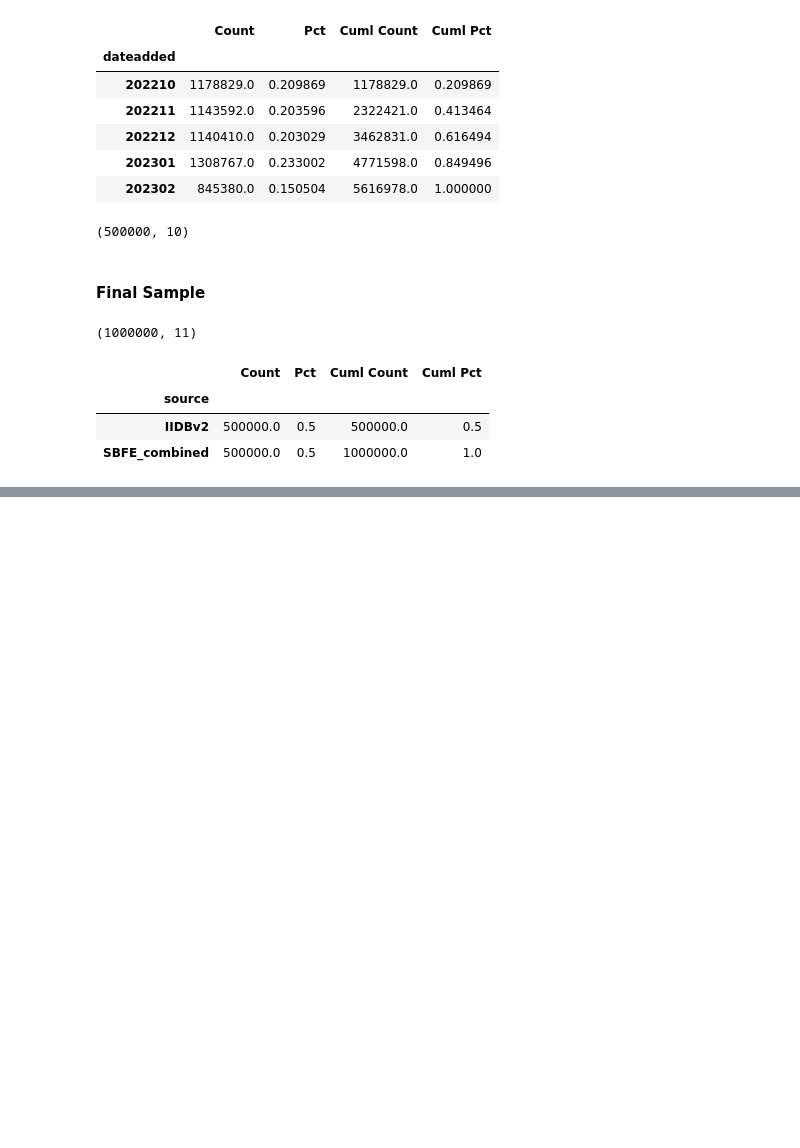
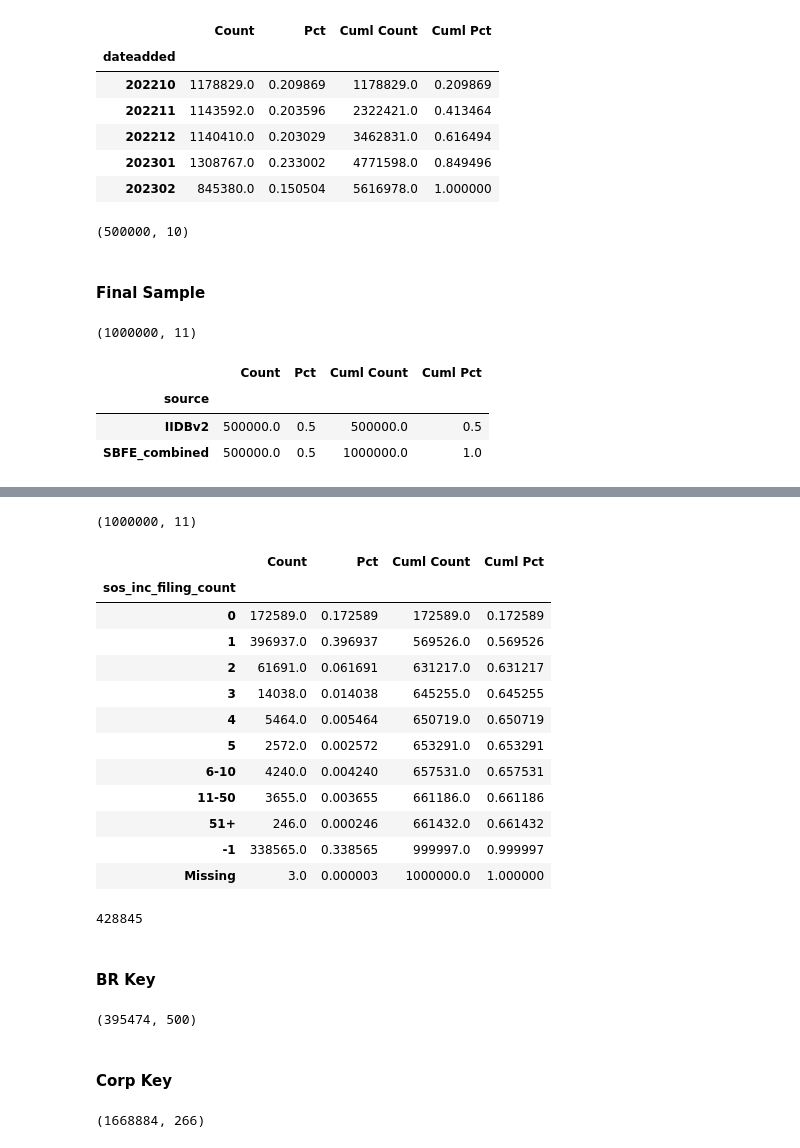
Before and after one commit to liuwe01/dsbsvc-productrnd-business-ARBMS-2023, a Jupyter notebook: 01_prj2390.ipynb, the cells around one changed output, grey strips where cells are left out. Cells and saved outputs as stored; diff of their text form; code cells hidden in the pictures; blank space fills up the shorter version.

```diff
--- a/01_prj2390.ipynb
+++ b/01_prj2390.ipynb
@@ -134,0 +307,38 @@ final.to_adls("Analytics/RnD Projects/Product RnD/Business/_ARMBS_Tickets/2023/A
+# %%
+path = "Analytics/RnD Projects/Product RnD/Business/_ARMBS_Tickets/2023/ARMBS_2390/ln_11605_20230318_busv31_credit_w20230320-120136_sas_layout_busshell.csv.gz"
+keep = ['account', 'id_powid', 'id_proxid', 'id_seleid', 'id_orgid', 'id_ultid', 'id_truebiz', 'history_datetime',
+        'sos_inc_filing_count', 'sos_inc_filing_firstseen', 'sos_inc_filing_lastseen']
+shell = pd.read_adls(path, reader = pd.read_csv, compression = "gzip", encoding='iso-8859-1', dtype = str, usecols = keep)
+print(shell.shape)
+# %% [output]
+(1000000, 11)
+# %%
+fmt = make_format(cuts = [-np.inf, -1, 0, 1, 2, 3, 4, 5, 10, 50, np.inf], exceptions = [-1])
+shell["sos_inc_filing_count"] = shell["sos_inc_filing_count"].astype(float)
+freq("sos_inc_filing_count", df = shell, format = [fmt], observed = True)
+# %% [output]
+|  | Count | Pct | Cuml Count | Cuml Pct |
+| sos_inc_filing_count |  |  |  |  |
+| 0 | 172589.0 | 0.172589 | 172589.0 | 0.172589 |
+| 1 | 396937.0 | 0.396937 | 569526.0 | 0.569526 |
+| 2 | 61691.0 | 0.061691 | 631217.0 | 0.631217 |
+| 3 | 14038.0 | 0.014038 | 645255.0 | 0.645255 |
+| 4 | 5464.0 | 0.005464 | 650719.0 | 0.650719 |
+| 5 | 2572.0 | 0.002572 | 653291.0 | 0.653291 |
+| 6-10 | 4240.0 | 0.004240 | 657531.0 | 0.657531 |
+| 11-50 | 3655.0 | 0.003655 | 661186.0 | 0.661186 |
+| 51+ | 246.0 | 0.000246 | 661432.0 | 0.661432 |
+| -1 | 338565.0 | 0.338565 | 999997.0 | 0.999997 |
+| Missing | 3.0 | 0.000003 | 1000000.0 | 1.000000 |
+# %%
+len(shell.loc[shell["sos_inc_filing_count"] > 0, "id_seleid"].unique())
+# %% [output]
+428845
+# %% [markdown]
+#### BR Key
+# %%
+path = "Analytics/RnD Projects/Product RnD/Business/_ARMBS_Tickets/2023/ARMBS_2390/0410_ln_11605_20230318_busv31_credit_2390 (BR) rachel_edit.csv"
+BR_key = pd.read_adls(path, reader = pd.read_csv, encoding='iso-8859-1', dtype = str, quotechar = '"')
+print(BR_key.shape)
+# %% [output]
+(395474, 500)
@@ -134,0 +353,8 @@ final.to_adls("Analytics/RnD Projects/Product RnD/Business/_ARMBS_Tickets/2023/A
+# %% [markdown]
+#### Corp Key
+# %%
+path = "Analytics/RnD Projects/Product RnD/Business/_ARMBS_Tickets/2023/ARMBS_2390/0412_ln_11605_20230318_busv31_credit_2390_corp_key (modified).csv"
+corp_key = pd.read_adls(path, reader = pd.read_csv, encoding='iso-8859-1', dtype = str)
+print(corp_key.shape)
+# %% [output]
+(1668884, 266)
```
Also changed, not shown: parts of 39 cells of this notebook, 34 other files.
